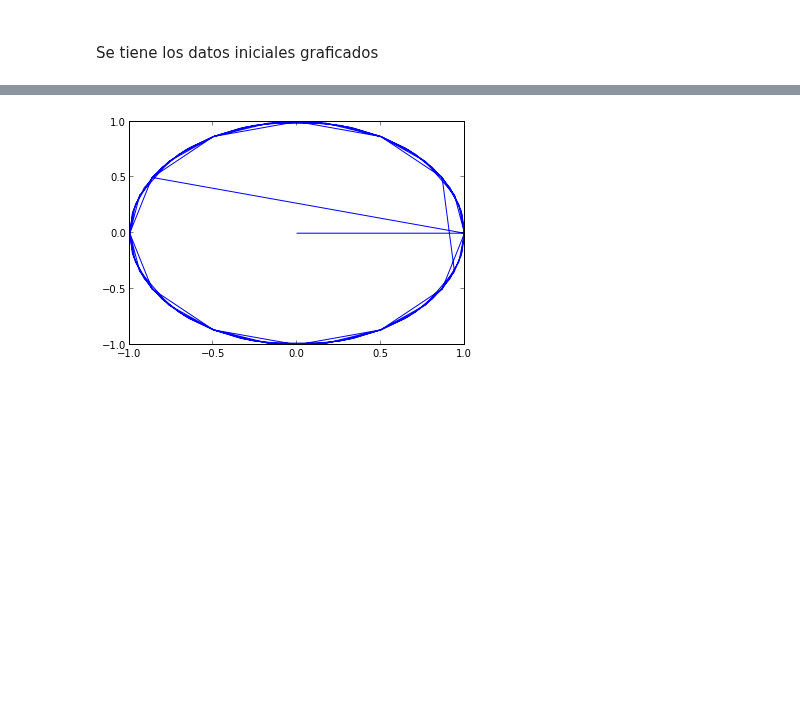
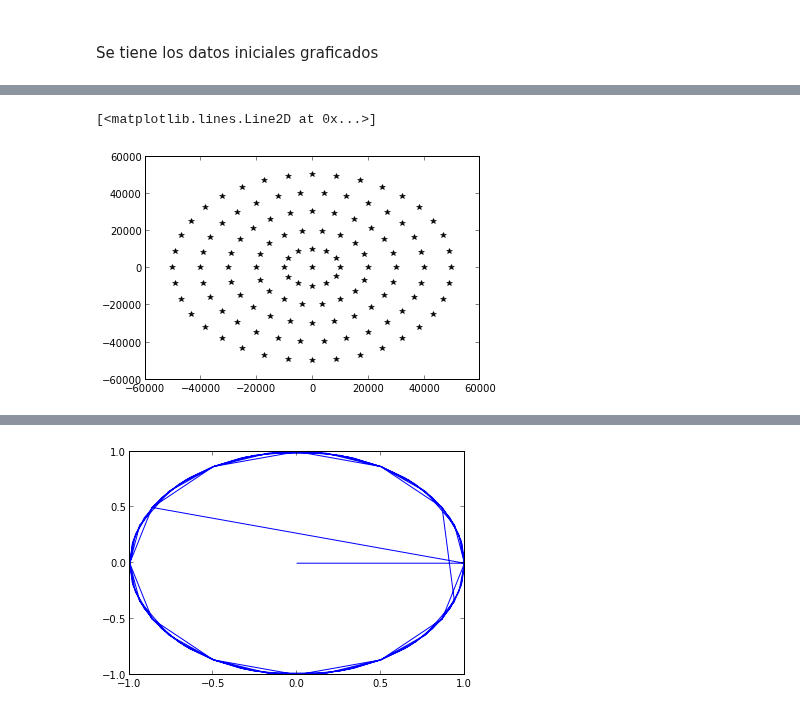
Before and after one commit to daniel-lozano/tarea6, a Jupyter notebook: datos_iniciales.ipynb, the cells around one changed output, grey strips where cells are left out. Drawn from its saved outputs; the diff is of its cells as text; code cells hidden in the pictures; blank space fills up the shorter version.

```diff
--- a/datos_iniciales.ipynb
+++ b/datos_iniciales.ipynb
@@ -56,4 +55,9 @@ plt.close()
 [figure]
+# %%
+plot(x,y,"k*")
+# %% [output]
+[<matplotlib.lines.Line2D at 0x...>]
+[figure, added]
 # %%
 plot(x,y)
 title("Puntos")
```
Also changed, not shown: parts of 4 cells of this notebook, 13 other files.
